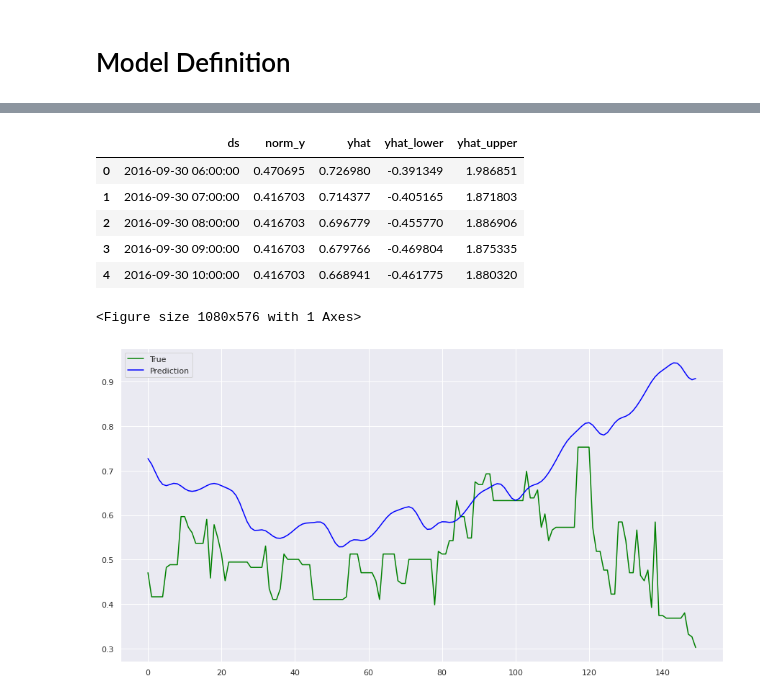
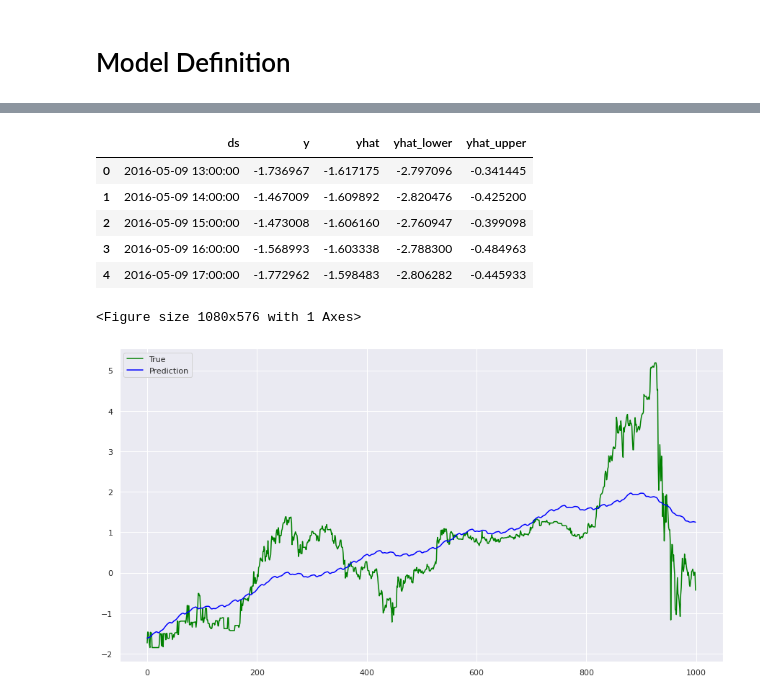
Before and after one commit to magistery-tps/time-series-tp, a Jupyter notebook: notebooks/etherium_prediction_prophet.ipynb, the cells around one changed output, grey strips where cells are left out. Cells and saved outputs as stored; diff of their text form; code cells hidden in the pictures.

```diff
--- a/notebooks/etherium_prediction_prophet.ipynb
+++ b/notebooks/etherium_prediction_prophet.ipynb
@@ -121,4 +132,4 @@ model.fit(norm_train_set)
 <prophet.forecaster.Prophet object at 0x...>
 # %%
-test_set_dates = norm_test_set[['ds']].sort_values(by='ds',ascending=True)
-test_set_dates.head()
+test_set_dates = train_set[['ds']]
+test_set_dates = test_set_dates.head(1000)
@@ -132,26 +136,26 @@ test_set_dates.head()
 # %%
 forecast = model.predict(test_set_dates)
 # %%
-results = norm_test_set.merge(forecast, on='ds')
+results = train_set.merge(forecast, on='ds')
 # %%
-results = results[['ds', 'norm_y', 'yhat', 'yhat_lower', 'yhat_upper']].sort_values(by='ds',ascending=True)
+results = results[['ds', 'y', 'yhat', 'yhat_lower', 'yhat_upper']]
 results.head()
 # %% [output]
-|  | ds | norm_y | yhat | yhat_lower | yhat_upper |
-| 0 | 2016-09-30 06:00:00 | 0.470695 | 0.726980 | -0.391349 | 1.986851 |
-| 1 | 2016-09-30 07:00:00 | 0.416703 | 0.714377 | -0.405165 | 1.871803 |
-| 2 | 2016-09-30 08:00:00 | 0.416703 | 0.696779 | -0.455770 | 1.886906 |
-| 3 | 2016-09-30 09:00:00 | 0.416703 | 0.679766 | -0.469804 | 1.875335 |
-| 4 | 2016-09-30 10:00:00 | 0.416703 | 0.668941 | -0.461775 | 1.880320 |
+|  | ds | y | yhat | yhat_lower | yhat_upper |
+| 0 | 2016-05-09 13:00:00 | -1.736967 | -1.617175 | -2.797096 | -0.341445 |
+| 1 | 2016-05-09 14:00:00 | -1.467009 | -1.609892 | -2.820476 | -0.425200 |
+| 2 | 2016-05-09 15:00:00 | -1.473008 | -1.606160 | -2.760947 | -0.399098 |
+| 3 | 2016-05-09 16:00:00 | -1.568993 | -1.603338 | -2.788300 | -0.484963 |
+| 4 | 2016-05-09 17:00:00 | -1.772962 | -1.598483 | -2.806282 | -0.445933 |
 # %%
-def plot(y_pred, y_true, times=100):
+def plot(y_pred, y_true):
     sns.set_style("darkgrid")
-    plt.plot(y_true[:times], color='green',label="True")
-    plt.plot(y_pred[:times], color='blue', label="Prediction")
+    plt.plot(y_true, color='green',label="True")
+    plt.plot(y_pred, color='blue', label="Prediction")
     plt.legend()
     plt.show()
 # %%
-plot(results.yhat.values, results.norm_y.values, times=150)
+plot(results.yhat.values, results.y.values)
 # %% [output]
 <Figure size 1080x576 with 1 Axes>
-[figure, old version]
+[figure, new version]
```
Also changed, not shown: parts of 7 cells of this notebook.
